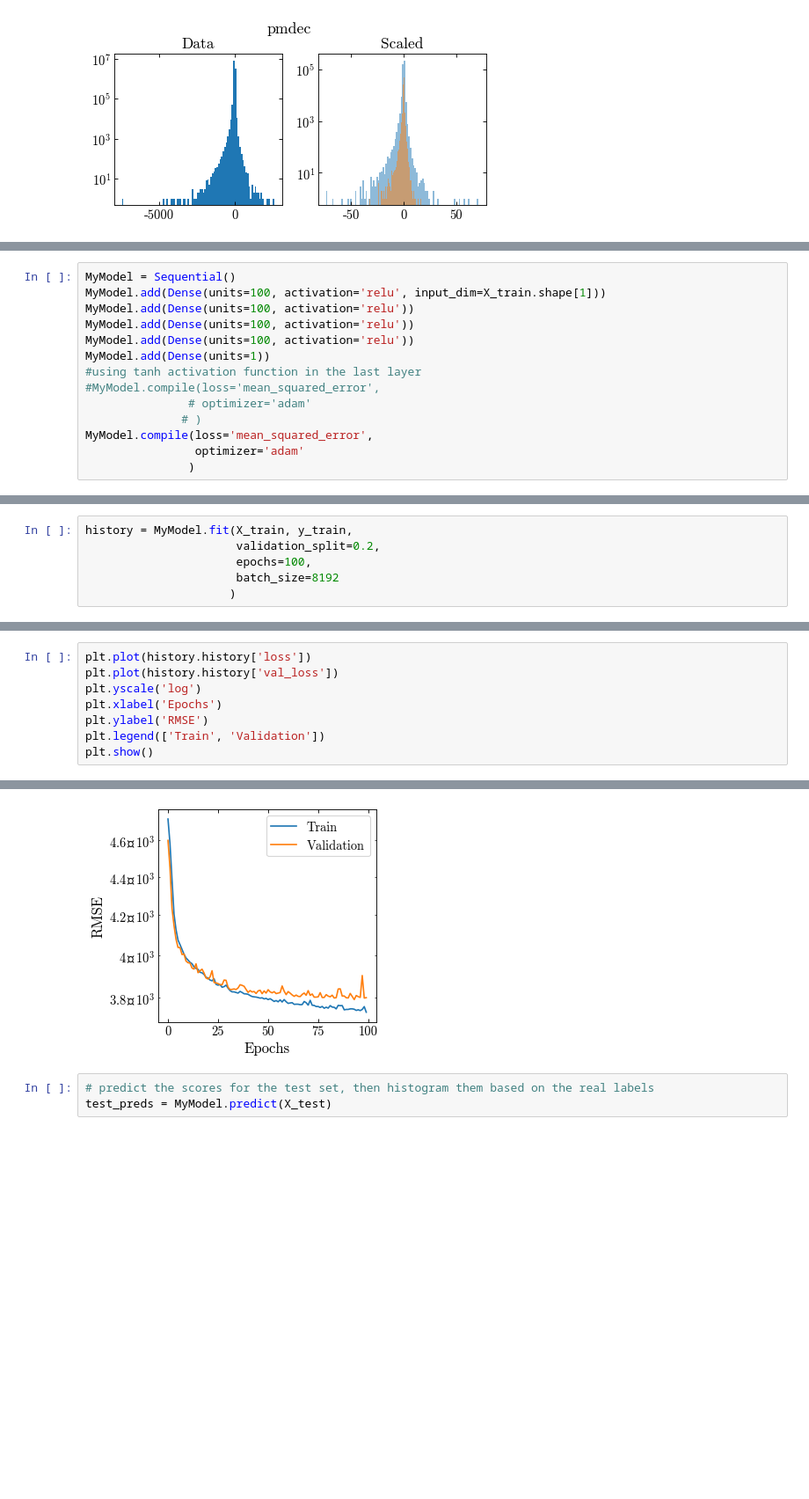
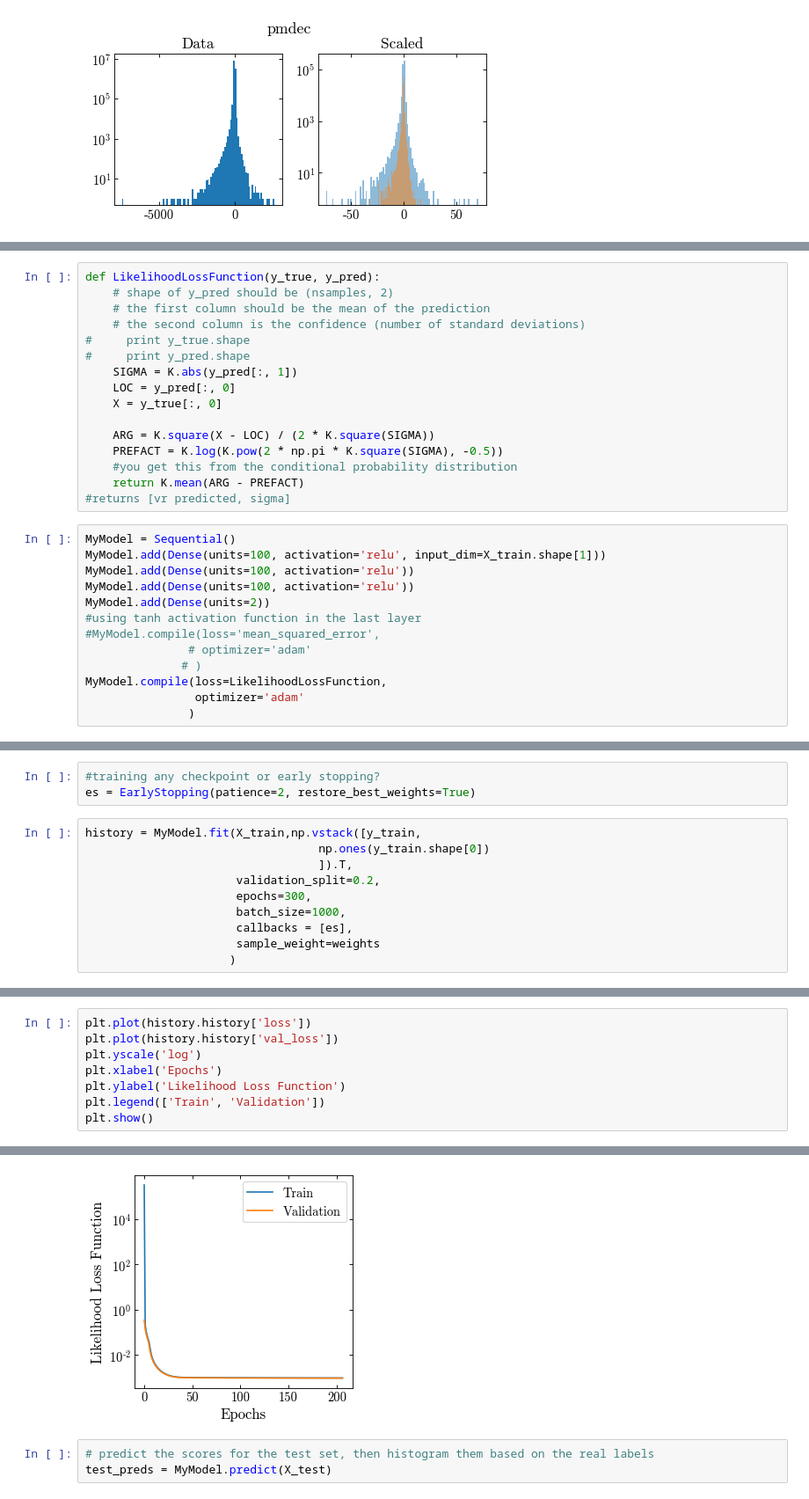
Before and after one commit to adropulic/datax_gaia, a Jupyter notebook: RVTrial2.ipynb, the cells around one changed output, grey strips where cells are left out. Shown: that part at 88% size. Cells and saved outputs as stored; diff of their text form; blank space fills up the shorter version.

```diff
--- a/RVTrial2.ipynb
+++ b/RVTrial2.ipynb
@@ -114,15 +135,30 @@ from keras.optimizers import Adam
+# %%
+def LikelihoodLossFunction(y_true, y_pred):
+    # shape of y_pred should be (nsamples, 2)
+    # the first column should be the mean of the prediction
+    # the second column is the confidence (number of standard deviations)
+#     print y_true.shape
+#     print y_pred.shape
+    SIGMA = K.abs(y_pred[:, 1])
+    LOC = y_pred[:, 0]
+    X = y_true[:, 0]
+
+    ARG = K.square(X - LOC) / (2 * K.square(SIGMA))
+    PREFACT = K.log(K.pow(2 * np.pi * K.square(SIGMA), -0.5))
+    #you get this from the conditional probability distribution
+    return K.mean(ARG - PREFACT)
+#returns [vr predicted, sigma]
 # %%
 MyModel = Sequential()
 MyModel.add(Dense(units=100, activation='relu', input_dim=X_train.shape[1]))
 MyModel.add(Dense(units=100, activation='relu'))
 MyModel.add(Dense(units=100, activation='relu'))
-MyModel.add(Dense(units=100, activation='relu'))
-MyModel.add(Dense(units=1))
+MyModel.add(Dense(units=2))
 #using tanh activation function in the last layer
 #MyModel.compile(loss='mean_squared_error',
                # optimizer='adam'
               # )
-MyModel.compile(loss='mean_squared_error',
+MyModel.compile(loss=LikelihoodLossFunction,
                 optimizer='adam'
                )
 # %%
@@ -147,10 +181,17 @@ Trainable params: 31,001
 Non-trainable params: 0
 _________________________________________________________________
+# %%
+#training any checkpoint or early stopping?
+es = EarlyStopping(patience=2, restore_best_weights=True)
 # %%
-history = MyModel.fit(X_train, y_train,
+history = MyModel.fit(X_train,np.vstack([y_train,
+                                  np.ones(y_train.shape[0])
+                                  ]).T,
                       validation_split=0.2,
-                      epochs=100,
-                      batch_size=8192
+                      epochs=300,
+                      batch_size=1000,
+                      callbacks = [es],
+                      sample_weight=weights
                      )
 # %% [output]
 Train on 319999 samples, validate on 80000 samples
@@ -175,7 +216,7 @@ plt.plot(history.history['loss'])
 plt.plot(history.history['val_loss'])
 plt.yscale('log')
 plt.xlabel('Epochs')
-plt.ylabel('RMSE')
+plt.ylabel('Likelihood Loss Function')
 plt.legend(['Train', 'Validation'])
 plt.show()
 # %% [output]
@@ -192,4 +223,4 @@ Font 'default' does not have a glyph for '\\times' [U+d7], substituting with a d
-[figure, old version]
+[figure, new version]
 # %%
 # predict the scores for the test set, then histogram them based on the real labels
 test_preds = MyModel.predict(X_test)
```
Also changed, not shown: parts of 14 cells of this notebook.
